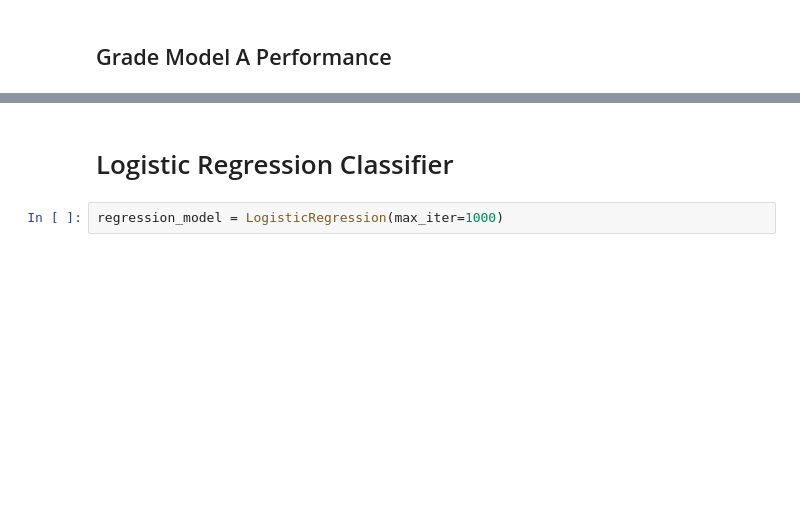
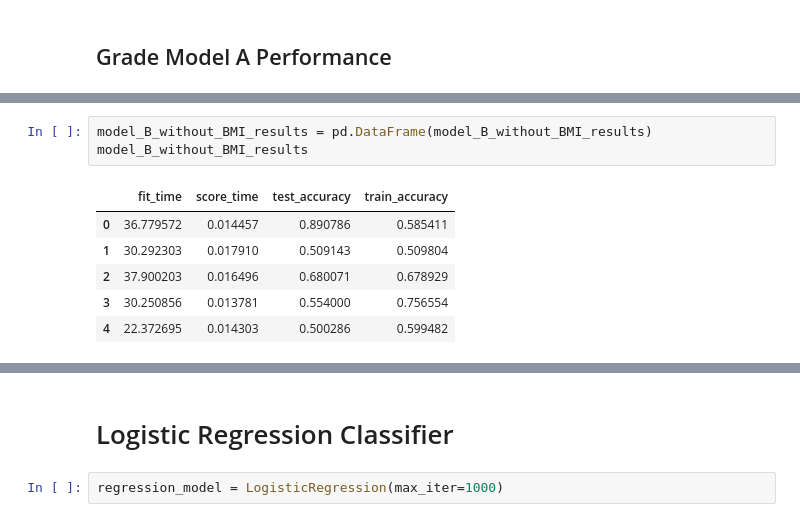
Before and after one commit to CSjianbel/Cardiovascular-State-Classifier, a Jupyter notebook: src/cardio.ipynb, the cells around one changed output, grey strips where cells are left out. Cells and saved outputs as stored; diff of their text form; blank space fills up the shorter version.

```diff
--- a/src/cardio.ipynb
+++ b/src/cardio.ipynb
@@ -142,0 +196,10 @@ print(f"Average test accuracy: {cv_results['test_accuracy'].mean() * 100}%")
+# %%
+model_B_without_BMI_results = pd.DataFrame(model_B_without_BMI_results)
+model_B_without_BMI_results
+# %% [output]
+|  | fit_time | score_time | test_accuracy | train_accuracy |
+| 0 | 36.779572 | 0.014457 | 0.890786 | 0.585411 |
+| 1 | 30.292303 | 0.017910 | 0.509143 | 0.509804 |
+| 2 | 37.900203 | 0.016496 | 0.680071 | 0.678929 |
+| 3 | 30.250856 | 0.013781 | 0.554000 | 0.756554 |
+| 4 | 22.372695 | 0.014303 | 0.500286 | 0.599482 |
```
Also changed, not shown: parts of 44 cells of this notebook.
